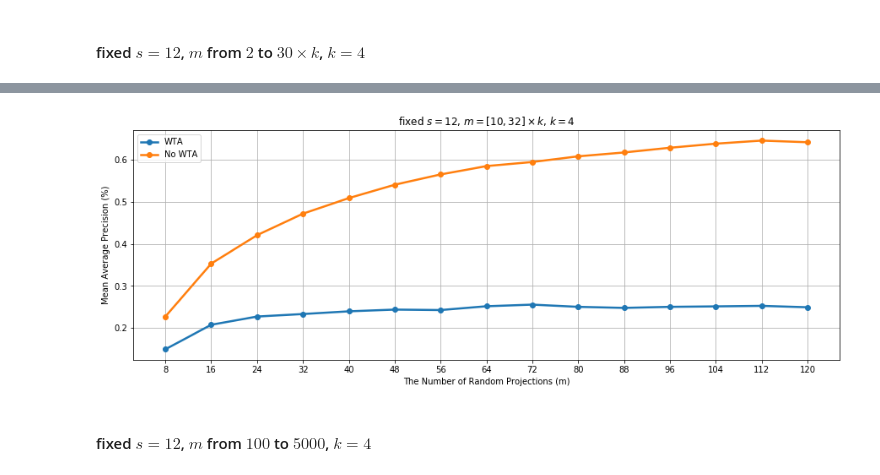
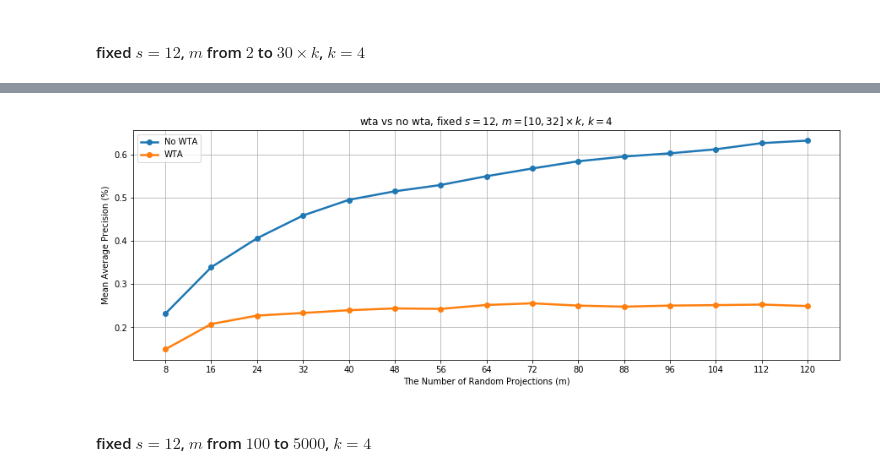
Before and after one commit to kk9six/Learn-LSH, a Jupyter notebook: 2018-A Neural Algorithm for A Fundamental Computing Problem.ipynb, the cells around one changed output, grey strips where cells are left out. Drawn from its saved outputs; the diff is of its cells as text; code cells hidden in the pictures.

```diff
--- a/2018-A Neural Algorithm for A Fundamental Computing Problem.ipynb
+++ b/2018-A Neural Algorithm for A Fundamental Computing Problem.ipynb
@@ -470,9 +547,9 @@ array([ 1,  3,  6,  8, 12, 25, 38, 51, 64])
 # %%
 %%time
 m = 10 * d
-precision_wta_s_1 = []
+precision_wta_s_with_m10d = []
 for s in s_arr:
-    precision_wta_s_1.append(test_precision(train_center, test_center,
-                                        s, m, k=4, wta=True,
+    precision_wta_s_with_m10d.append(test_precision(train_center, test_center,
+                                        s, m, use_wta=True,
                                         near_neighbors=k_near_neighbors, random_state=1))
 # %% [output]
@@ -498,9 +577,9 @@ k = 4
 m = 20 * k
 # %%
 %%time
-precision_wta_s_2 = []
+precision_wta_s_with_m20k_k4 = []
 for s in s_arr:
-    precision_wta_s_2.append(test_precision(train_center, test_center,
-                                        s, m, k, wta=True,
+    precision_wta_s_with_m20k_k4.append(test_precision(train_center, test_center,
+                                        s, m, k, use_wta=True,
                                         near_neighbors=k_near_neighbors, random_state=2))
 # %% [output]
@@ -528,8 +612,8 @@ k = 4
 # %%
 %%time
-precision_wta_m_1 = []
-for m in m_arr_1:
-    precision_wta_m_1.append(test_precision(train_center, test_center,
-                                        s, m, k, wta=True,
+precision_m_d_with_s12_wta = []
+for m in m_arr_with_d:
+    precision_m_d_with_s12_wta.append(test_precision(train_center, test_center,
+                                        s, m, k, use_wta=True,
                                         near_neighbors=k_near_neighbors, random_state=2))
 # %% [output]
@@ -557,8 +640,8 @@ m_arr_2 = np.arange(2, 32, 2) * k
 # %%
 %%time
-precision_wta_m_2 = []
-for m in m_arr_2:
-    precision_wta_m_2.append(test_precision(train_center, test_center,
-                                        s, m, k, wta=True,
+precision_m_k_with_s12_k4_wta = []
+for m in m_arr_with_k4:
+    precision_m_k_with_s12_k4_wta.append(test_precision(train_center, test_center,
+                                        s, m, k, use_wta=True,
                                         near_neighbors=k_near_neighbors, random_state=1))
 # %% [output]
@@ -567,16 +650,17 @@ Wall time: 3min 34s
 # %%
 plt.figure(figsize=(15, 5))
-plt.plot(m_arr_2, precision_wta_m_2, 'o-', linewidth=2.5, label='WTA')
-plt.plot(m_arr_2, precision_m_2, 'o-', linewidth=2.5, label='No WTA')
-plt.xticks(m_arr_2)
+
+plt.plot(m_arr_with_k4, precision_m_k_with_s12_k4, 'o-', linewidth=2.5, label='No WTA')
+plt.plot(m_arr_with_k4, precision_m_k_with_s12_k4_wta, 'o-', linewidth=2.5, label='WTA')
+plt.xticks(m_arr_with_k4)
 plt.grid()
-plt.title('fixed $s = 12$, $m = [10, 32] \\times k$, $k = 4$')
+plt.title('wta vs no wta, fixed $s = 12$, $m = [10, 32] \\times k$, $k = 4$')
 plt.xlabel('The Number of Random Projections (m)')
 plt.ylabel('Mean Average Precision (%)')
 plt.legend()
 plt.show()
 # %% [output]
-[figure, old version]
+[figure, new version]
 # %% [markdown]
 #### fixed $s = 12$, $m$ from $100$ to $5000$, $k = 4$
 # %%
```
Also changed, not shown: parts of 144 cells of this notebook.
